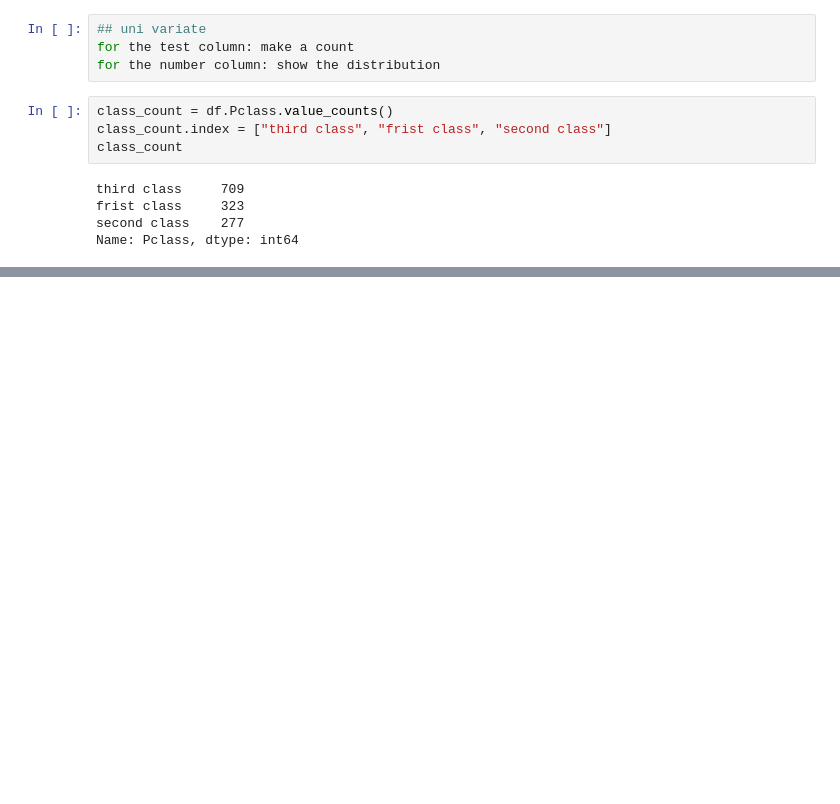
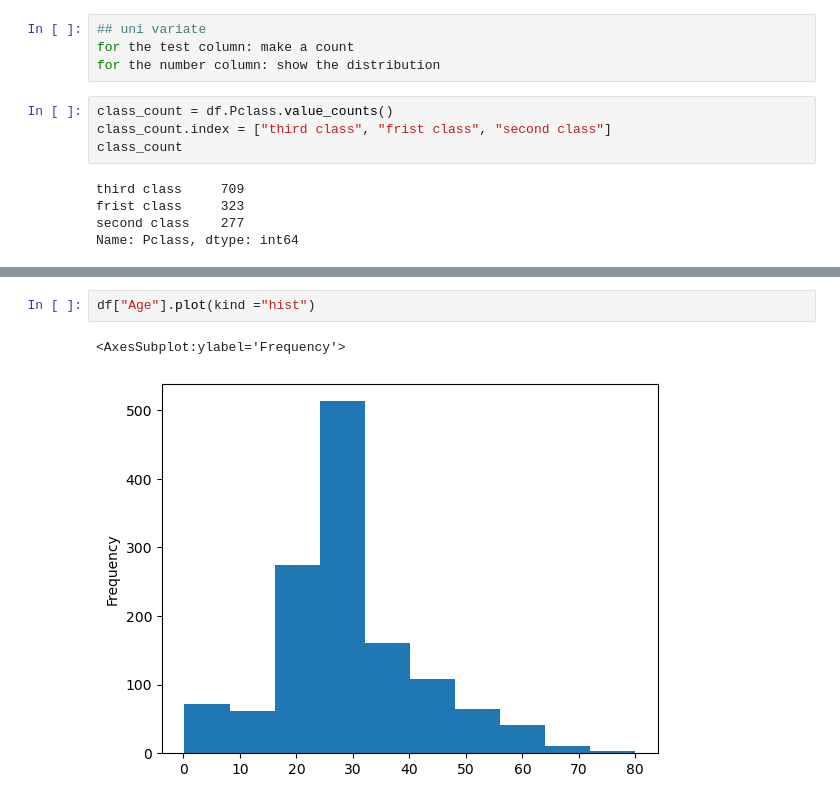
Before and after one commit to MOROLAKEOJO/DATA-WRANGGLING-AND-EDA-on-TITANIC-DATASET, a Jupyter notebook: Notebook.ipynb, the cells around one changed output, grey strips where cells are left out. Drawn from its saved outputs; the diff is of its cells as text; blank space fills up the shorter version.

```diff
--- a/Notebook.ipynb
+++ b/Notebook.ipynb
@@ -198,0 +243,5 @@ plt.show()
+# %%
+df["Age"].plot(kind ="hist")
+# %% [output]
+<AxesSubplot:ylabel='Frequency'>
+[figure, added]
```
Also changed, not shown: parts of 13 cells of this notebook.
